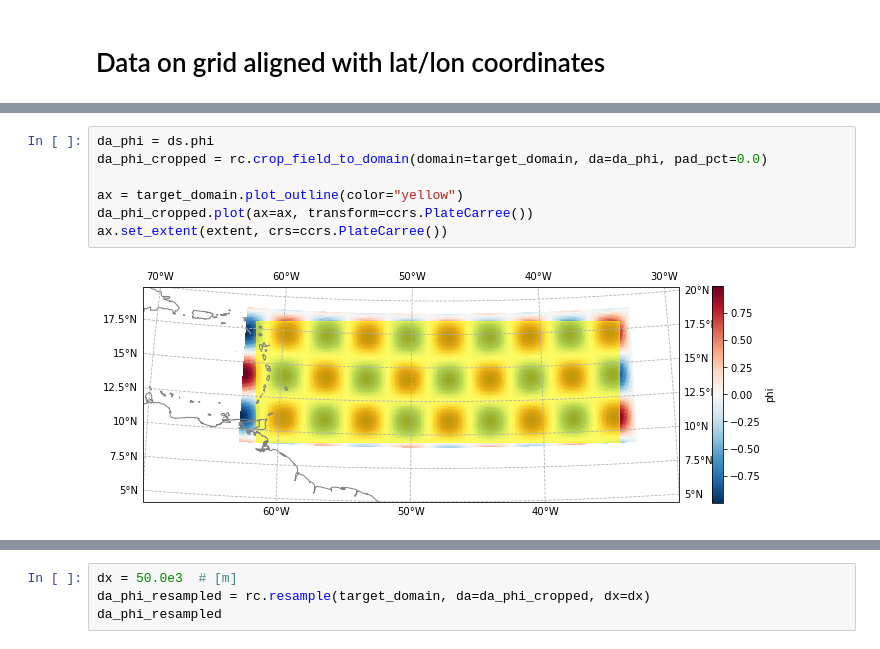
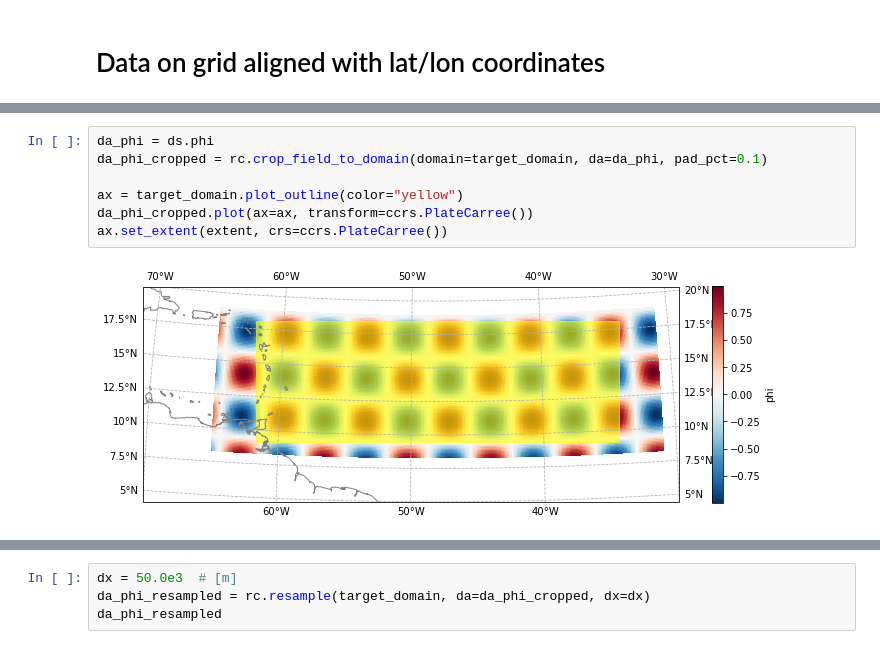
Before and after one commit to leifdenby/regridcart, a Jupyter notebook: notebooks/examples.ipynb, the cells around one changed output, grey strips where cells are left out. Cells and saved outputs as stored; diff of their text form.

```diff
--- a/notebooks/examples.ipynb
+++ b/notebooks/examples.ipynb
@@ -90,11 +94,11 @@ ax.set_extent(extent, crs=ccrs.PlateCarree())
 [interactive output not drawn]
 # %%
 da_phi = ds.phi
-da_phi_cropped = rc.crop_field_to_domain(domain=target_domain, da=da_phi, pad_pct=0.0)
+da_phi_cropped = rc.crop_field_to_domain(domain=target_domain, da=da_phi, pad_pct=0.1)
 
 ax = target_domain.plot_outline(color="yellow")
 da_phi_cropped.plot(ax=ax, transform=ccrs.PlateCarree())
 ax.set_extent(extent, crs=ccrs.PlateCarree())
 # %% [output]
-[figure, old version]
+[figure, new version]
 [interactive output not drawn]
```
Also changed, not shown: parts of 4 cells of this notebook, 3 other files.
